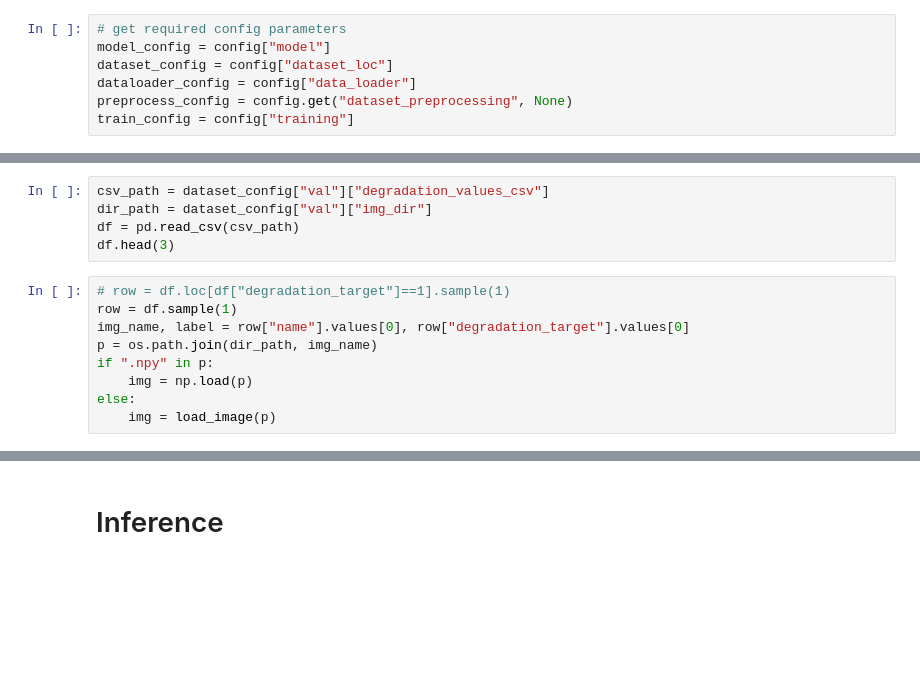
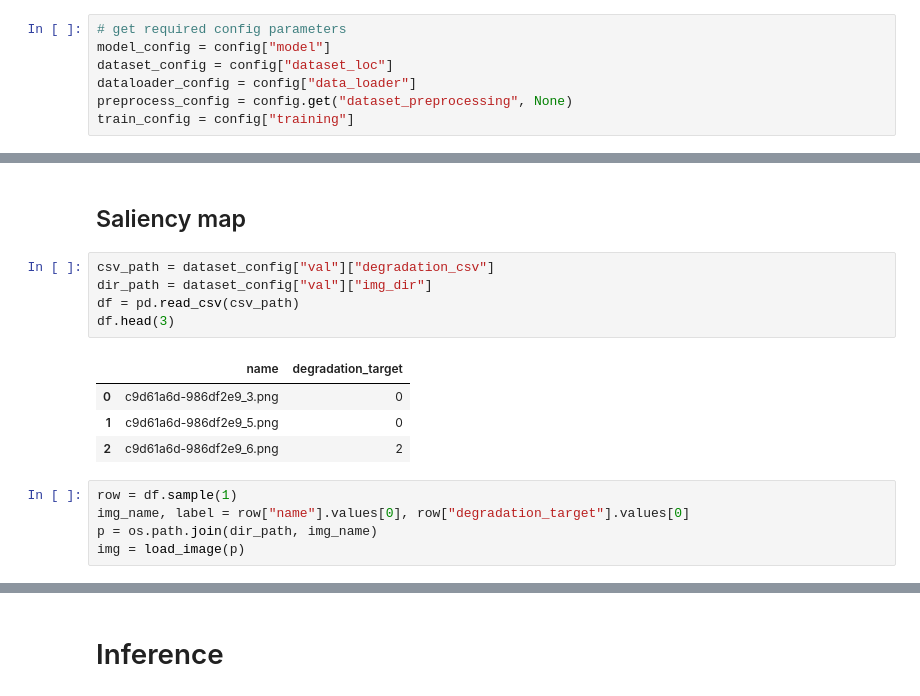
Before and after one commit to dfenny/LaneQ, a Jupyter notebook: demo_notebooks/Classification_train_inference.ipynb, the cells around one changed output, grey strips where cells are left out. Saved outputs shown, nothing was run; the diff lists cells and outputs as text; blank space fills up the shorter version.

```diff
--- a/demo_notebooks/Classification_train_inference.ipynb
+++ b/demo_notebooks/Classification_train_inference.ipynb
@@ -197,17 +226,20 @@ NameError: name 'train_cm' is not defined
+# %% [markdown]
+## Saliency map
 # %%
-csv_path = dataset_config["val"]["degradation_values_csv"]
+csv_path = dataset_config["val"]["degradation_csv"]
 dir_path = dataset_config["val"]["img_dir"]
 df = pd.read_csv(csv_path)
 df.head(3)
+# %% [output]
+|  | name | degradation_target |
+| 0 | c9d61a6d-986df2e9_3.png | 0 |
+| 1 | c9d61a6d-986df2e9_5.png | 0 |
+| 2 | c9d61a6d-986df2e9_6.png | 2 |
 # %%
-# row = df.loc[df["degradation_target"]==1].sample(1)
 row = df.sample(1)
 img_name, label = row["name"].values[0], row["degradation_target"].values[0]
 p = os.path.join(dir_path, img_name)
-if ".npy" in p:
-    img = np.load(p)
-else:
-    img = load_image(p)
+img = load_image(p)
 # %%
 # Generate saliency map
 print("target class", label)
```
Also changed, not shown: parts of 21 cells of this notebook, 1 other file.
